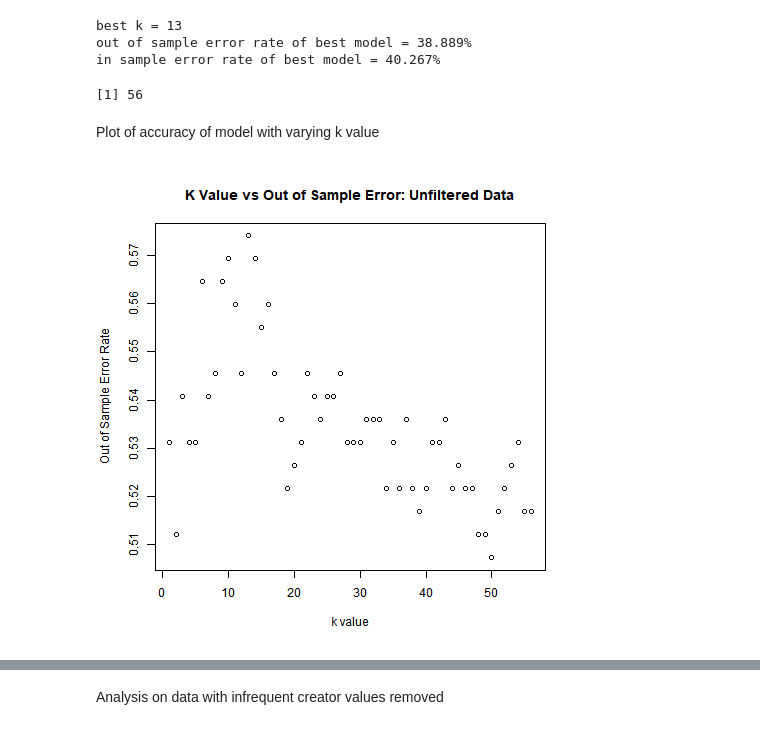
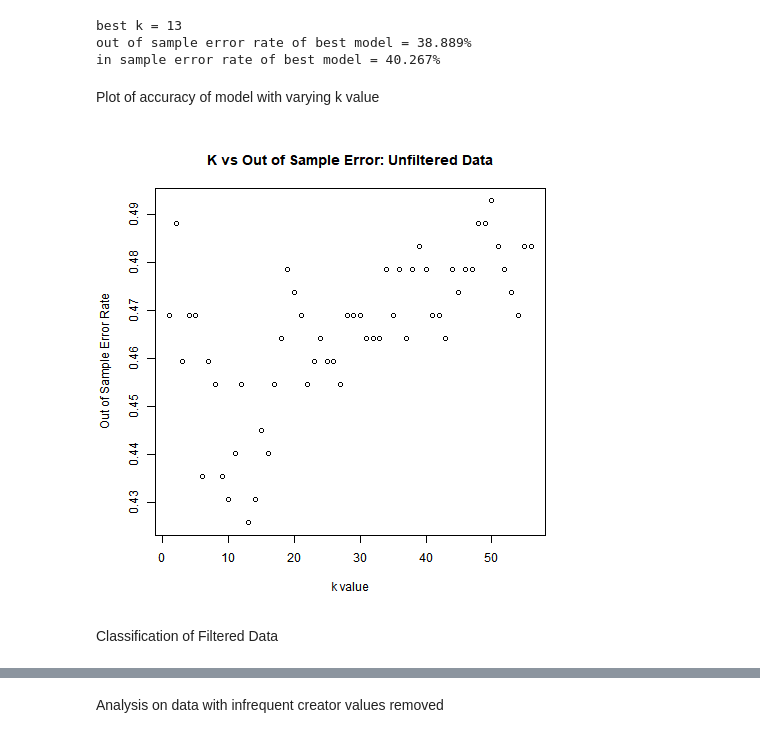
Before and after one commit to mikayla-eckelcifrese/DAT402-Project-1, a Jupyter notebook: K-Nearest Neighbors Analysis.ipynb, the cells around one changed output, grey strips where cells are left out. Saved outputs shown, nothing was run; the diff lists cells and outputs as text; code cells hidden in the pictures.

```diff
--- a/K-Nearest Neighbors Analysis.ipynb
+++ b/K-Nearest Neighbors Analysis.ipynb
@@ -466,23 +457,20 @@ Show_KNN_Results(knn_results_unfiltered_data);
 best k = 13
 out of sample error rate of best model = 38.889%
 in sample error rate of best model = 40.267%
-# %%
-%%R
-knn_results_unfiltered_data[['KvsAccuracyDF']][['Accuracy']] %>% length
-# %% [output]
-[1] 56
 # %% [markdown]
 Plot of accuracy of model with varying k value
 # %%
 %%R -o x
 
-plotAccuracy = function(knn_results, DataName)
+plotError = function(knn_results, DataName)
 {
-    plot(x = 1:56, y = knn_results[['KvsAccuracyDF']][['Accuracy']], main = paste0("K Value vs Out of Sample Error: ", DataName),
+    plot(x = 1:56, y = 1 - knn_results[['KvsAccuracyDF']][['Accuracy']], main = paste0("K vs Out of Sample Error: ", DataName),
                                                                         xlab = "k value", ylab = "Out of Sample Error Rate")
 }
 x = 0
 
-plotAccuracy(knn_results_unfiltered_data, DataName = "Unfiltered Data")
+plotError(knn_results_unfiltered_data, DataName = "Unfiltered Data")
 # %% [output]
-[figure, old version]
+[figure, new version]
+# %% [markdown]
+Classification of Filtered Data
```
Also changed, not shown: parts of 20 cells of this notebook.
